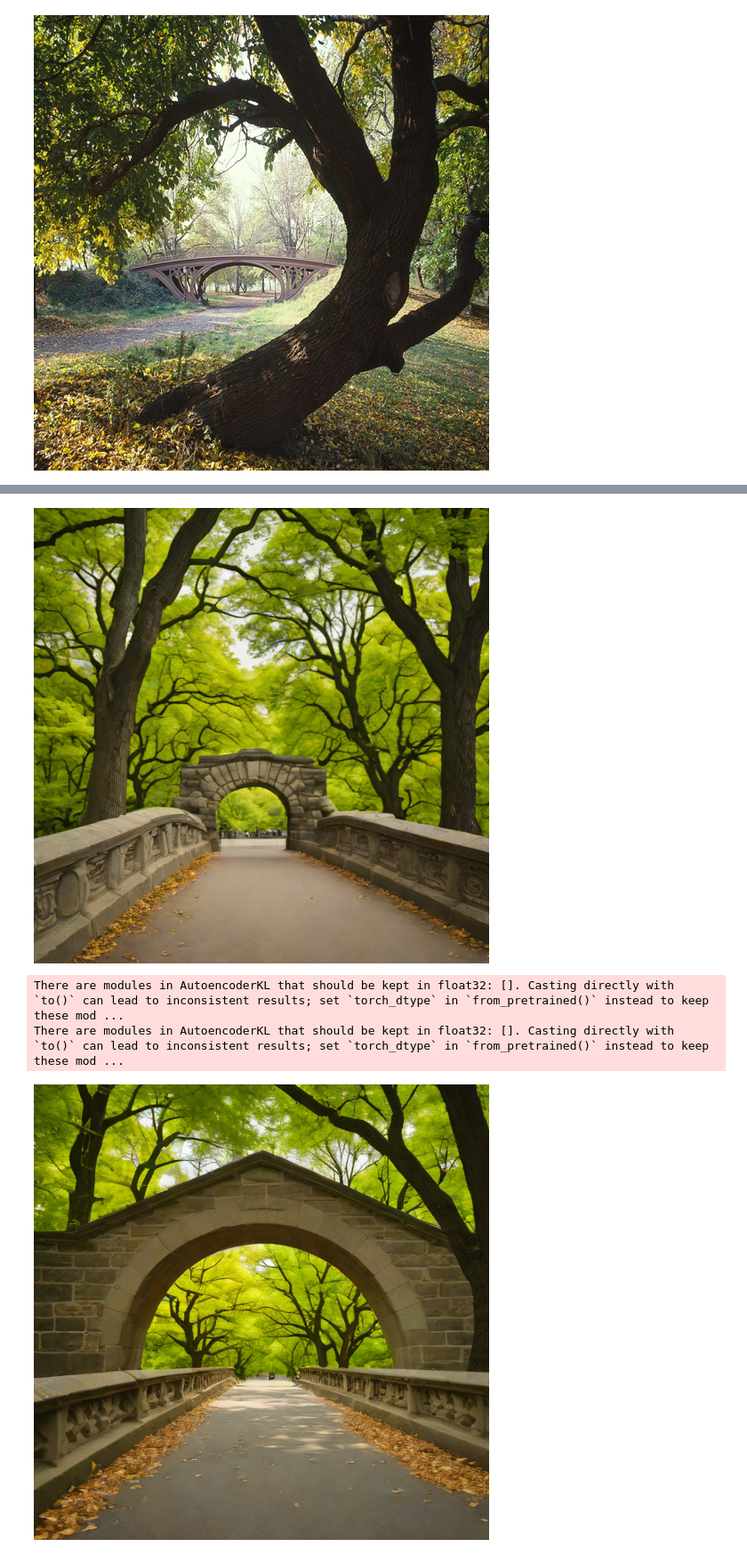
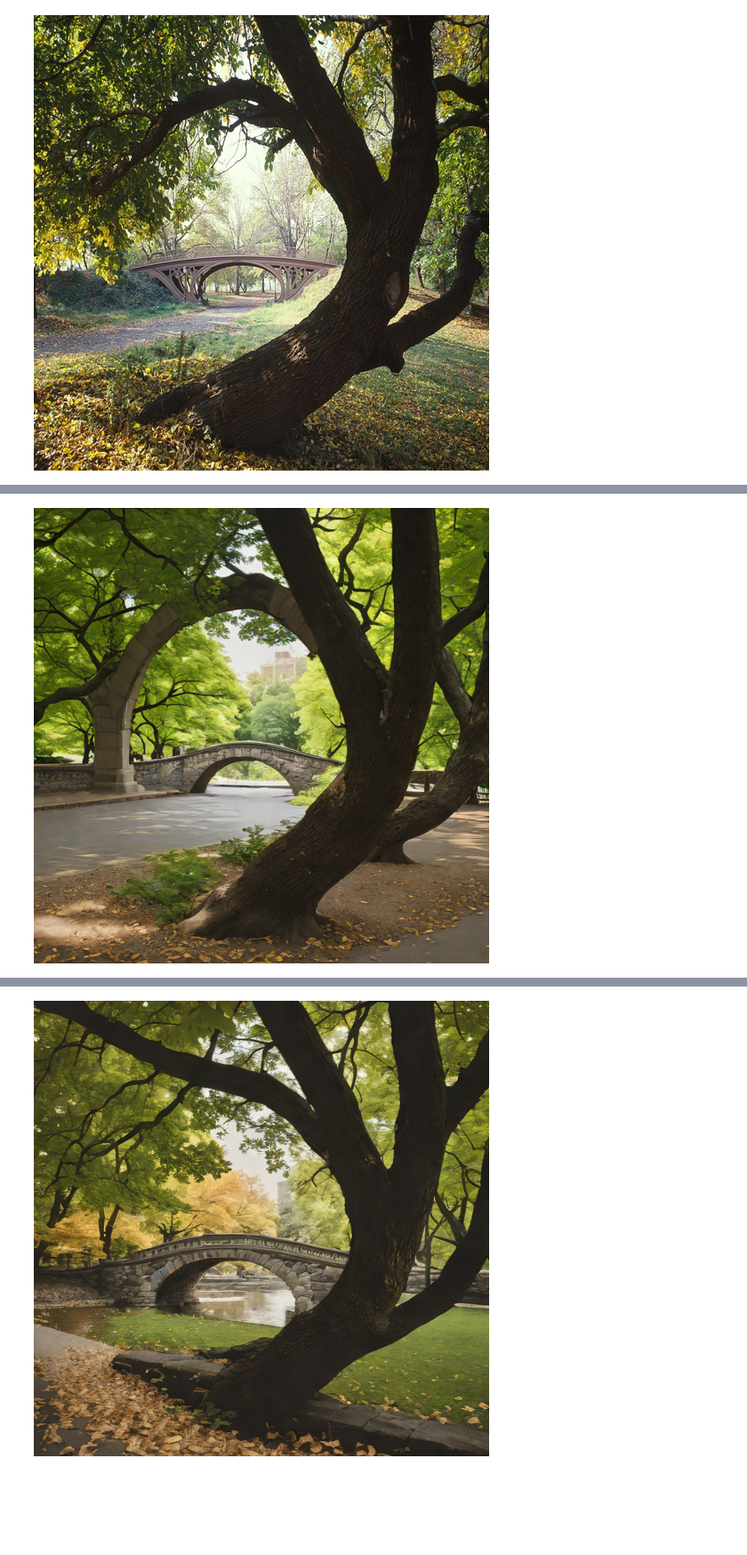
Before and after one commit to SunJ2432/ai-image-compliance, a Jupyter notebook: notebooks/02_detector.ipynb, the cells around one changed output, grey strips where cells are left out. Shown at 89% size. Saved outputs shown, nothing was run; the diff lists cells and outputs as text; code cells hidden in the pictures; blank space fills up the shorter version.

```diff
--- a/notebooks/02_detector.ipynb
+++ b/notebooks/02_detector.ipynb
@@ -114,10 +107,11 @@ Image size: (960, 671)
 [figure]
 # %%
 import torch
-from diffusers import AutoPipelineForText2Image
+from diffusers import AutoPipelineForImage2Image
+from PIL import Image
 from IPython.display import display
 
-pipe = AutoPipelineForText2Image.from_pretrained(
+pipe = AutoPipelineForImage2Image.from_pretrained(
     "stabilityai/sdxl-turbo",
     torch_dtype=torch.float16,
     variant="fp16"
@@ -129,15 +123,19 @@ prompt = (
     "mature trees, no people, no text"
 )
 
+# Use the real Central Park image uploaded in the previous cell
+input_image = Image.open(real_path).convert("RGB")
+input_image = input_image.resize((512, 512))
+
 fake_paths = []
 
 for i in range(2):
     image = pipe(
         prompt=prompt,
+        image=input_image,
+        strength=0.5,
         num_inference_steps=4,
         guidance_scale=0.0,
-        height=512,
-        width=512,
         generator=torch.Generator(device="cuda").manual_seed(42 + i)
     ).images[0]
 
@@ -154,0 +155 @@ Downloading bytes:           |  0.00B
+[figure, new version]
@@ -156,9 +158,6 @@ Reconstructing (incomplete total...): |          |  0.00B /  0.00B
 There are modules in AutoencoderKL that should be kept in float32: []. Casting directly with `to()` can lead to inconsistent results; set `torch_dtype` in `from_pretrained()` instead to keep these mod ...
 There are modules in AutoencoderKL that should be kept in float32: []. Casting directly with `to()` can lead to inconsistent results; set `torch_dtype` in `from_pretrained()` instead to keep these mod ...
-[figure, old version]
-There are modules in AutoencoderKL that should be kept in float32: []. Casting directly with `to()` can lead to inconsistent results; set `torch_dtype` in `from_pretrained()` instead to keep these mod ...
-There are modules in AutoencoderKL that should be kept in float32: []. Casting directly with `to()` can lead to inconsistent results; set `torch_dtype` in `from_pretrained()` instead to keep these mod ...
-[figure, old version]
+[figure, new version]
 # %%
 from pathlib import Path
 import pandas as pd
```
Also changed, not shown: parts of 6 cells of this notebook.
